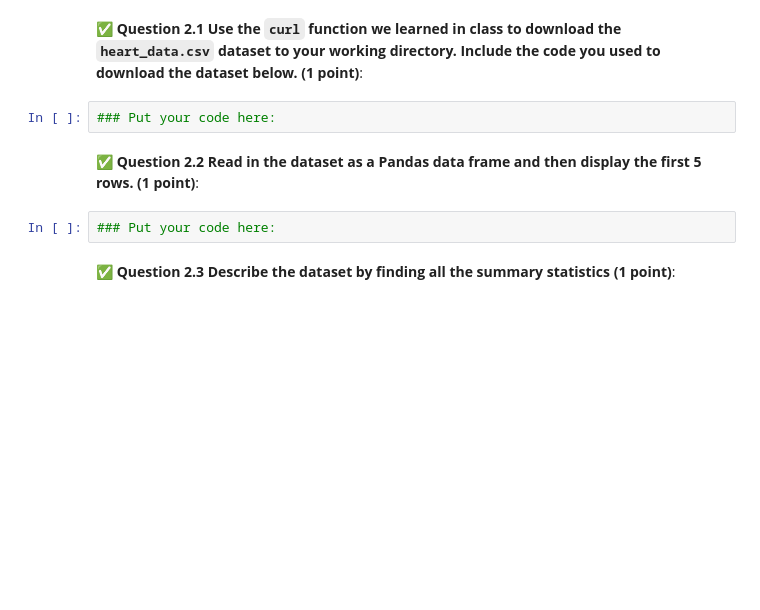
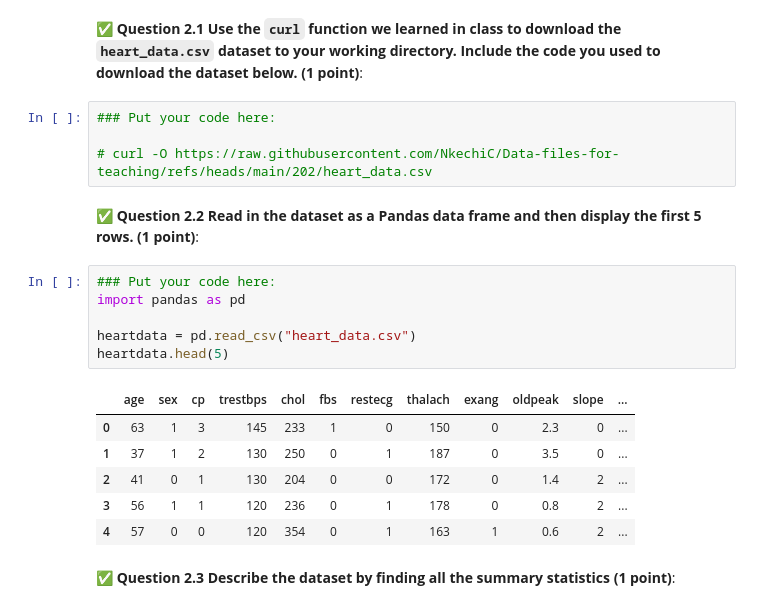
Before and after one commit to Zwillbeast659/CMSE202-f25-turnin, a Jupyter notebook: midterm/CMSE202-Midterm-Section003-STUDENT-F25.ipynb, the cells around one changed output. Drawn from its saved outputs; the diff is of its cells as text; blank space fills up the shorter version.

```diff
--- a/midterm/CMSE202-Midterm-Section003-STUDENT-F25.ipynb
+++ b/midterm/CMSE202-Midterm-Section003-STUDENT-F25.ipynb
@@ -62,10 +69,23 @@ The data set at this web link `https://raw.githubusercontent.com/NkechiC/Data-fi
 &#9989; **Question 2.1  Use the `curl` function we learned in class to download the `heart_data.csv` dataset to your working directory. Include the code you used to download the dataset below.  (1 point)**:
 # %%
 ### Put your code here:
+
+# curl -O https://raw.githubusercontent.com/NkechiC/Data-files-for-teaching/refs/heads/main/202/heart_data.csv
 # %% [markdown]
 &#9989; **Question 2.2 Read in the dataset as a Pandas data frame and then display the first 5 rows. (1 point)**:
 # %%
 ### Put your code here:
+import pandas as pd
+
+heartdata = pd.read_csv("heart_data.csv")
+heartdata.head(5)
+# %% [output]
+|  | age | sex | cp | trestbps | chol | fbs | restecg | thalach | exang | oldpeak | slope | ... |
+| 0 | 63 | 1 | 3 | 145 | 233 | 1 | 0 | 150 | 0 | 2.3 | 0 | ... |
+| 1 | 37 | 1 | 2 | 130 | 250 | 0 | 1 | 187 | 0 | 3.5 | 0 | ... |
+| 2 | 41 | 0 | 1 | 130 | 204 | 0 | 0 | 172 | 0 | 1.4 | 2 | ... |
+| 3 | 56 | 1 | 1 | 120 | 236 | 0 | 1 | 178 | 0 | 0.8 | 2 | ... |
+| 4 | 57 | 0 | 0 | 120 | 354 | 0 | 1 | 163 | 1 | 0.6 | 2 | ... |
 # %% [markdown]
 &#9989; **Question 2.3 Describe the dataset by finding all the summary statistics (1 point)**:
 # %%
```
Also changed, not shown: parts of 8 cells of this notebook.
